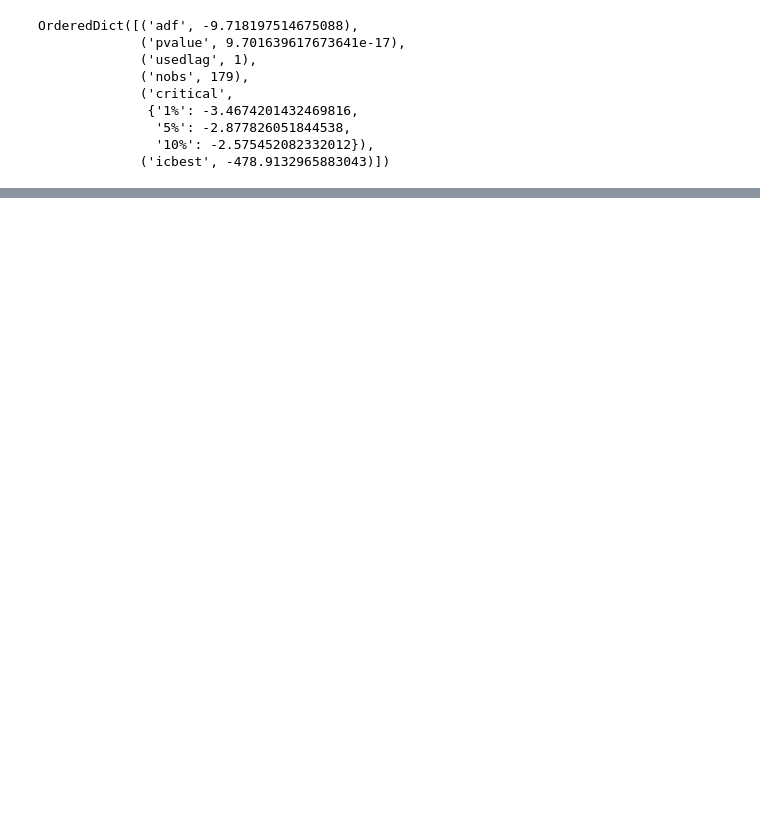
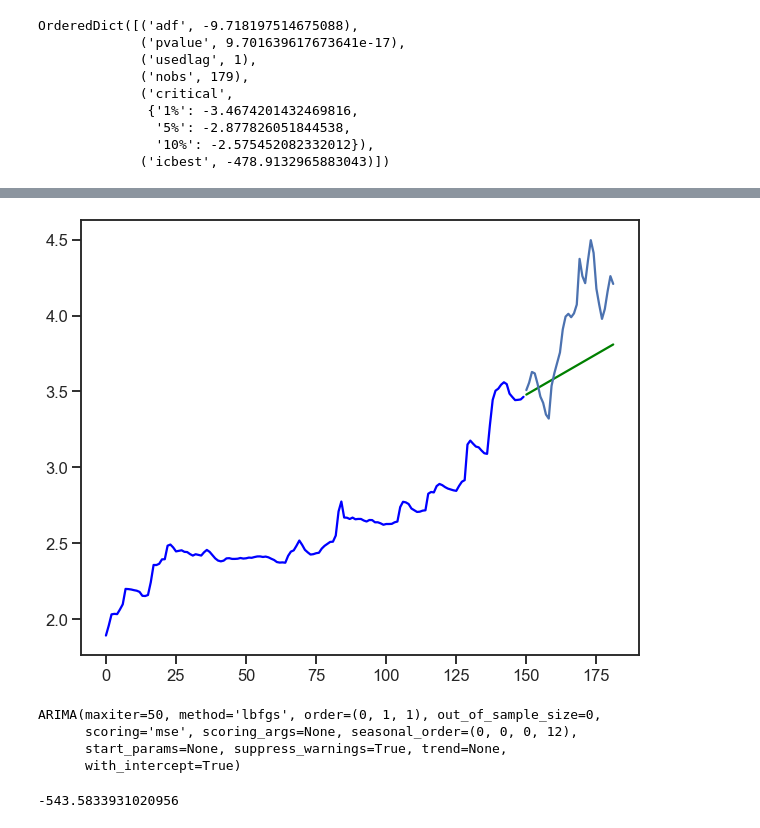
Before and after one commit to millengustavo/time-series-forecasting, a Jupyter notebook: notebooks/pandas-time-series.ipynb, the cells around one changed output, grey strips where cells are left out. Drawn from its saved outputs; the diff is of its cells as text; code cells hidden in the pictures; blank space fills up the shorter version.

```diff
--- a/notebooks/pandas-time-series.ipynb
+++ b/notebooks/pandas-time-series.ipynb
@@ -434,0 +440,2 @@ sns.despine()
+# %%
+train, test = train_test_split(y, train_size=150)
@@ -434,0 +458,24 @@ sns.despine()
+# %%
+model = pm.auto_arima(train, seasonal=True, m=12, suppress_warnings=True)
+# %%
+forecasts = model.predict(test.shape[0])  # predict N steps into the future
+
+# Visualize the forecasts (blue=train, green=forecasts)
+x = np.arange(y.shape[0])
+plt.plot(x[:150], train, c='blue')
+plt.plot(x[150:], forecasts, c='green')
+plt.plot(x[150:], test, "b-")
+plt.show()
+# %% [output]
+[figure, added]
+# %%
+model
+# %% [output]
+ARIMA(maxiter=50, method='lbfgs', order=(0, 1, 1), out_of_sample_size=0,
+      scoring='mse', scoring_args=None, seasonal_order=(0, 0, 0, 12),
+      start_params=None, suppress_warnings=True, trend=None,
+      with_intercept=True)
+# %%
+model.aicc()
+# %% [output]
+-543.5833931020956
```
Also changed, not shown: parts of 25 cells of this notebook.
